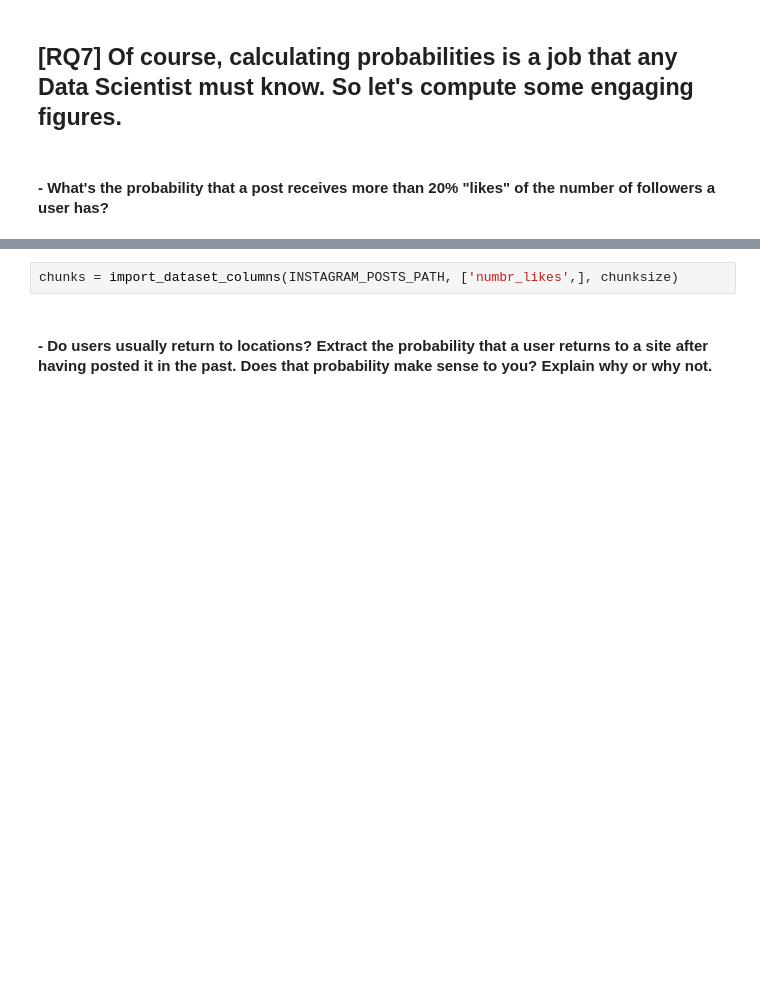
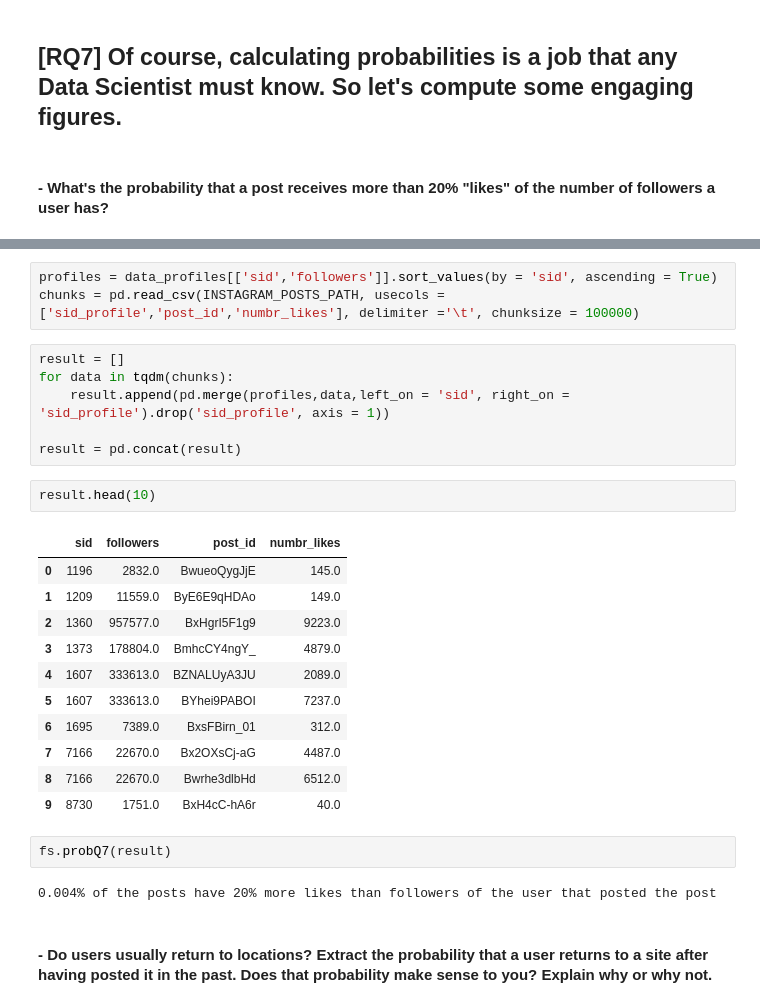
Before and after one commit to Vah1d/ADM-HW2, a Jupyter notebook: HW2.ipynb, the cells around one changed output, grey strips where cells are left out. Cells and saved outputs as stored; diff of their text form; blank space fills up the shorter version.

Commit message:
ran on whole dataset finished Q7.1

```diff
--- a/HW2.ipynb
+++ b/HW2.ipynb
@@ -259,5 +201,30 @@ We see how the vast majority of instagram accounts analyzed are non-business acc
+# %%
+profiles = data_profiles[['sid','followers']].sort_values(by = 'sid', ascending = True)
+chunks = pd.read_csv(INSTAGRAM_POSTS_PATH, usecols = ['sid_profile','post_id','numbr_likes'], delimiter ='\t', chunksize = 100000)
 # %%
-chunks = import_dataset_columns(INSTAGRAM_POSTS_PATH, ['numbr_likes',], chunksize)
+result = []
+for data in tqdm(chunks):
+    result.append(pd.merge(profiles,data,left_on = 'sid', right_on = 'sid_profile').drop('sid_profile', axis = 1))
+
+result = pd.concat(result)
+# %%
+result.head(10)
+# %% [output]
+|  | sid | followers | post_id | numbr_likes |
+| 0 | 1196 | 2832.0 | BwueoQygJjE | 145.0 |
+| 1 | 1209 | 11559.0 | ByE6E9qHDAo | 149.0 |
+| 2 | 1360 | 957577.0 | BxHgrI5F1g9 | 9223.0 |
+| 3 | 1373 | 178804.0 | BmhcCY4ngY_ | 4879.0 |
+| 4 | 1607 | 333613.0 | BZNALUyA3JU | 2089.0 |
+| 5 | 1607 | 333613.0 | BYhei9PABOI | 7237.0 |
+| 6 | 1695 | 7389.0 | BxsFBirn_01 | 312.0 |
+| 7 | 7166 | 22670.0 | Bx2OXsCj-aG | 4487.0 |
+| 8 | 7166 | 22670.0 | Bwrhe3dlbHd | 6512.0 |
+| 9 | 8730 | 1751.0 | BxH4cC-hA6r | 40.0 |
+# %%
+fs.probQ7(result)
+# %% [output]
+0.004% of the posts have 20% more likes than followers of the user that posted the post
 # %% [markdown]
 #### - Do users usually return to locations? Extract the probability that a user returns to a site after having posted it in the past. Does that probability make sense to you? Explain why or why not.
 # %% [markdown]
```
Also changed, not shown: parts of 2 cells of this notebook, 1 other file.
